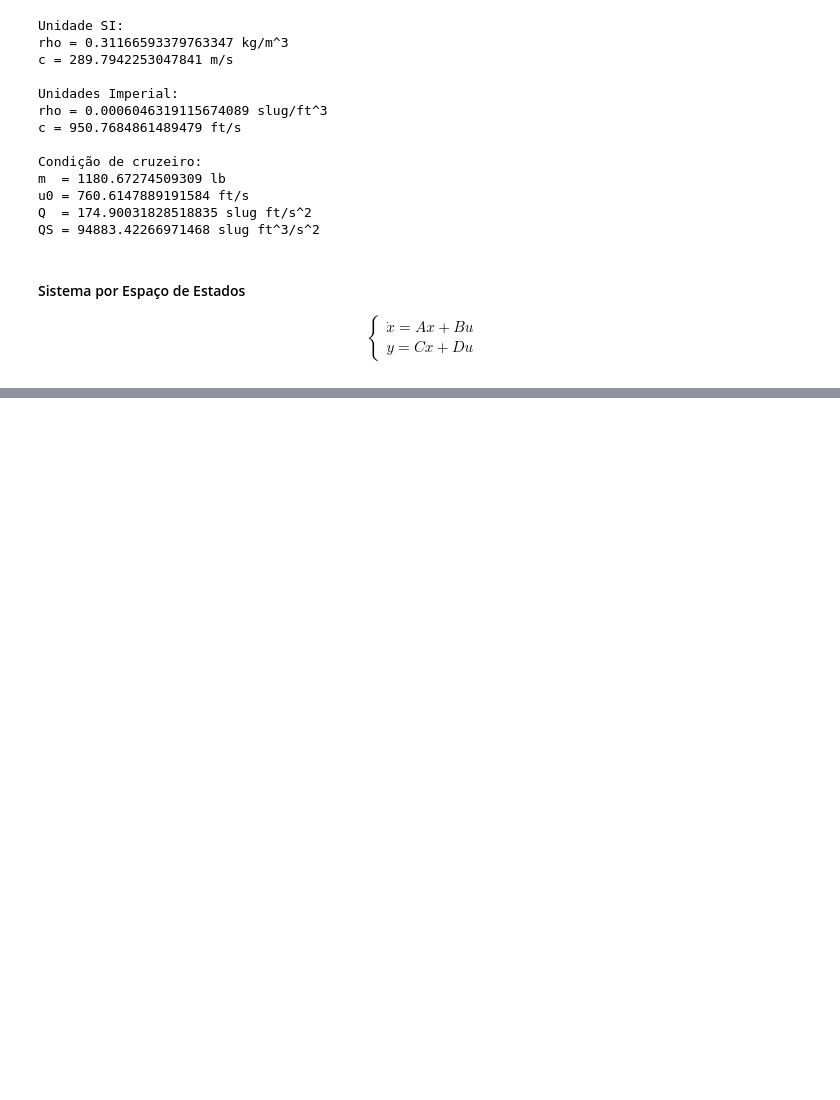
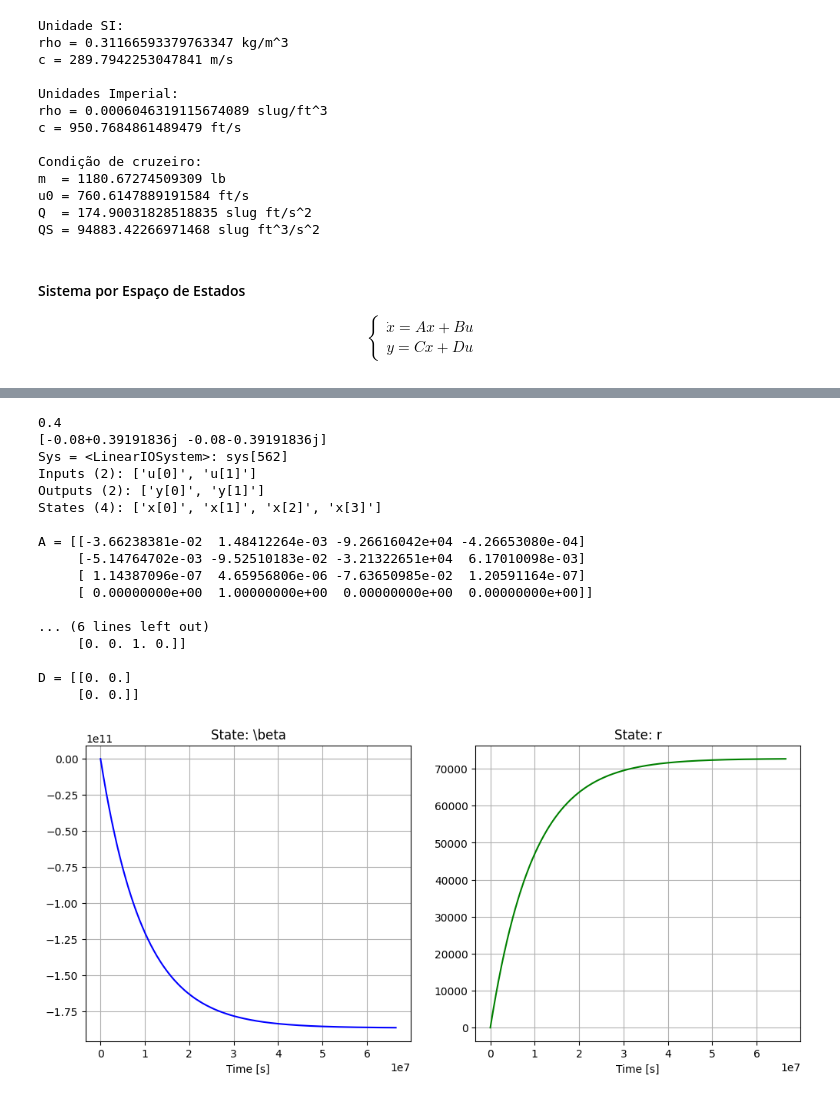
Before and after one commit to Widmark-Kaue/aircraft-control, a Jupyter notebook: bussines_jet.ipynb, the cells around one changed output, grey strips where cells are left out. Saved outputs shown, nothing was run; the diff lists cells and outputs as text; code cells hidden in the pictures; blank space fills up the shorter version.

```diff
--- a/bussines_jet.ipynb
+++ b/bussines_jet.ipynb
@@ -255,0 +361,80 @@ array([[<Axes: >, <Axes: >],
+# %%
+# Polínomio de alocação de polos
+zetawn = 0.15
+zeta = 0.2
+wn = zetawn/(2*zeta) if zetawn/(2*zeta) >=0.4 else 0.4
+print(wn)
+
+# Projeto sem rastreamento
+dutch_roll_poles = np.poly1d([1, 2*zeta*wn, wn**2]).roots
+print(dutch_roll_poles)
+poles_place = np.concatenate((poles[0:2],dutch_roll_poles))
+K = cm.place(sys_lat_dir.A,sys_lat_dir.B,poles_place)
+sys_lat_dir_without_rast = cm.ss(sys_lat_dir.A - sys_lat_dir.B @ K, sys_lat_dir.B, sys_lat_dir.C, sys_lat_dir.D)
+
+print(f'Sys = {sys_lat_dir_without_rast}')
+
+#Resposta ao Impulso
+yout, t = cm.step(sys_lat_dir_without_rast)
+
+states = [r'\beta', 'r']
+with plt.rc_context({'figure.figsize':(12,5)}):
+    fig, (ax1, ax2) = plt.subplots(1,2)
+
+    ax1.plot(t, yout[:, 0, 0], color = COLORS[0])
+    ax2.plot(t, yout[:, 1, 0], color = COLORS[1])
+
+    ax1.set_title(f'State: {states[0]}')
+    ax1.set_xlabel(f'Time [s]')
+    ax1.grid()
+
+    ax2.set_title(f'State: {states[1]}')
+    ax2.set_xlabel(f'Time [s]')
+    ax2.grid()
+plt.show()
+
+
+# Projeto com rastreameno
+poles_place = np.concatenate(([-0.001,0, 0, poles[1]],dutch_roll_poles))
+K = cm.place(Aa,Ba,poles_place)
+sys_lat_dir_with_rast = cm.ss(sys_lat_dir.A - sys_lat_dir.B @ K[:,:-2], sys_lat_dir.B, sys_lat_dir.C, sys_lat_dir.D)
+
+print(f'Sys = {sys_lat_dir_with_rast}')
+
+#Resposta ao Impulso
+yout, t = cm.step(sys_lat_dir_with_rast)
+
+states = [r'\beta', 'r']
+with plt.rc_context({'figure.figsize':(12,5)}):
+    fig, (ax1, ax2) = plt.subplots(1,2)
+
+    ax1.plot(t, yout[:, 0, 0], color = COLORS[0])
+    ax2.plot(t, yout[:, 1, 0], color = COLORS[1])
+
+    ax1.set_title(f'State: {states[0]}')
+    ax1.set_xlabel(f'Time [s]')
+    ax1.grid()
+
+    ax2.set_title(f'State: {states[1]}')
+    ax2.set_xlabel(f'Time [s]')
+    ax2.grid()
+plt.show()
+# %% [output]
+0.4
+[-0.08+0.39191836j -0.08-0.39191836j]
+Sys = <LinearIOSystem>: sys[562]
+Inputs (2): ['u[0]', 'u[1]']
+Outputs (2): ['y[0]', 'y[1]']
+States (4): ['x[0]', 'x[1]', 'x[2]', 'x[3]']
+
+A = [[-3.66238381e-02  1.48412264e-03 -9.26616042e+04 -4.26653080e-04]
+     [-5.14764702e-03 -9.52510183e-02 -3.21322651e+04  6.17010098e-03]
+     [ 1.14387096e-07  4.65956806e-06 -7.63650985e-02  1.20591164e-07]
+     [ 0.00000000e+00  1.00000000e+00  0.00000000e+00  0.00000000e+00]]
+
+... (6 lines left out)
+     [0. 0. 1. 0.]]
+
+D = [[0. 0.]
+     [0. 0.]]
+[figure, added]
```
Also changed, not shown: parts of 13 cells of this notebook.
